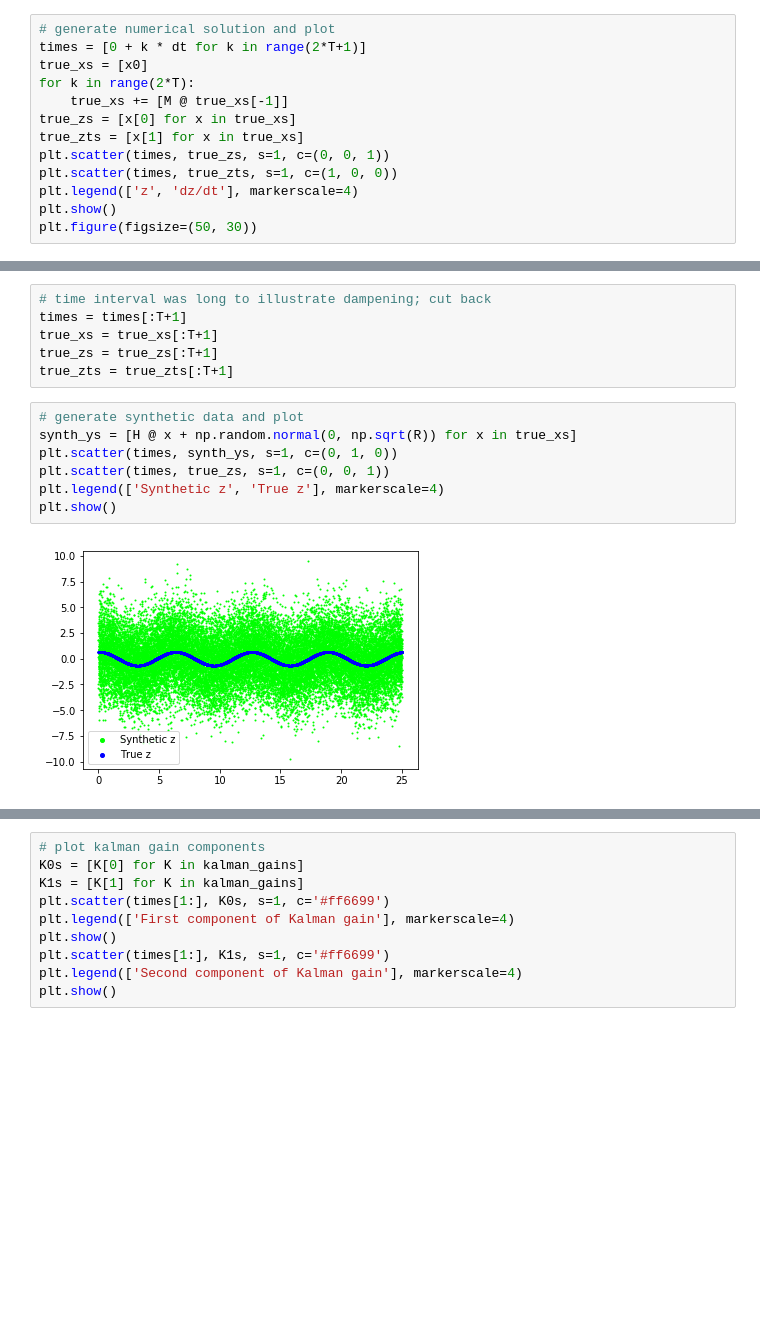
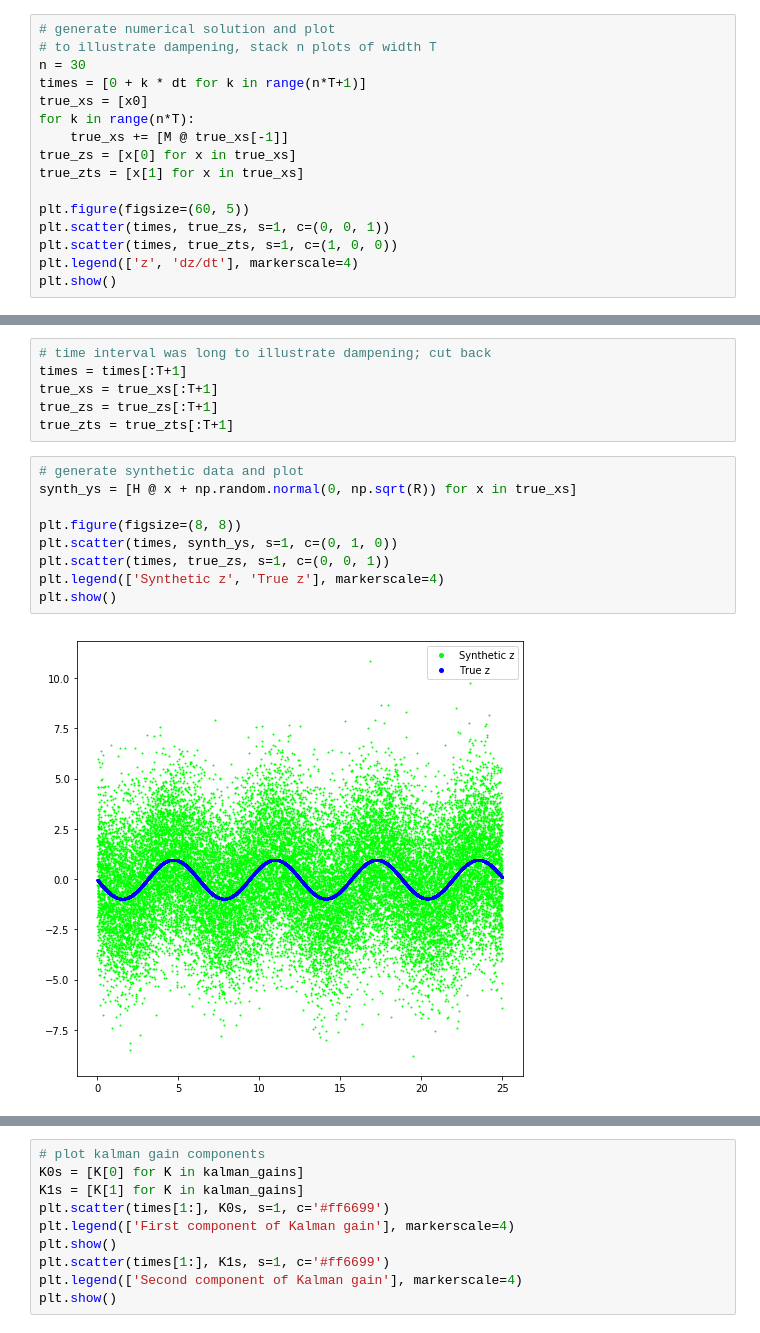
Before and after one commit to codygunton/data-assimilation, a Jupyter notebook: kalman-filter/notebook.ipynb, the cells around one changed output, grey strips where cells are left out. Saved outputs shown, nothing was run; the diff lists cells and outputs as text; blank space fills up the shorter version.

```diff
--- a/kalman-filter/notebook.ipynb
+++ b/kalman-filter/notebook.ipynb
@@ -20,15 +17,18 @@ A = np.array([[0, 1], [-w**2, -2 * xi * w]])  # matrix of system
 M = I + dt * A                   # forecasting matrix
 # %%
 # generate numerical solution and plot
-times = [0 + k * dt for k in range(2*T+1)]
+# to illustrate dampening, stack n plots of width T
+n = 30
+times = [0 + k * dt for k in range(n*T+1)]
 true_xs = [x0]
-for k in range(2*T):
+for k in range(n*T):
     true_xs += [M @ true_xs[-1]]
 true_zs = [x[0] for x in true_xs]
 true_zts = [x[1] for x in true_xs]
+
+plt.figure(figsize=(60, 5))
 plt.scatter(times, true_zs, s=1, c=(0, 0, 1))
 plt.scatter(times, true_zts, s=1, c=(1, 0, 0))
 plt.legend(['z', 'dz/dt'], markerscale=4)
 plt.show()
-plt.figure(figsize=(50, 30))
 # %% [output]
@@ -43,11 +43,13 @@ true_zts = true_zts[:T+1]
 # %%
 # generate synthetic data and plot
 synth_ys = [H @ x + np.random.normal(0, np.sqrt(R)) for x in true_xs]
+
+plt.figure(figsize=(8, 8))
 plt.scatter(times, synth_ys, s=1, c=(0, 1, 0))
 plt.scatter(times, true_zs, s=1, c=(0, 0, 1))
 plt.legend(['Synthetic z', 'True z'], markerscale=4)
 plt.show()
 # %% [output]
-[figure, old version]
+[figure, new version]
 # %%
 # kalman filter
```
Also changed, not shown: parts of 6 cells of this notebook, 1 other file.
